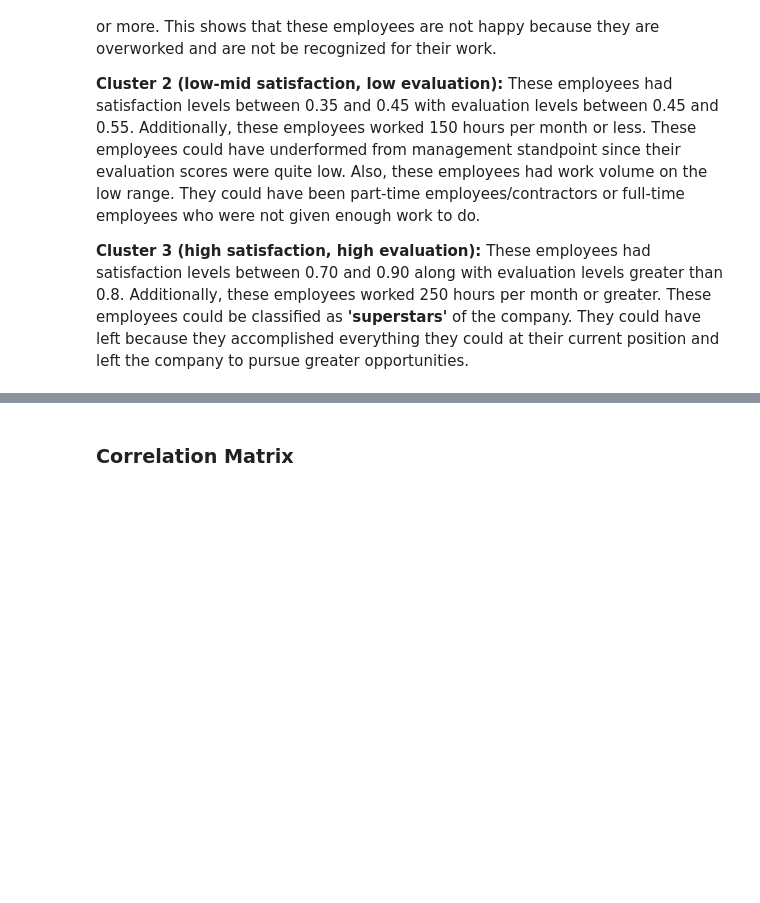
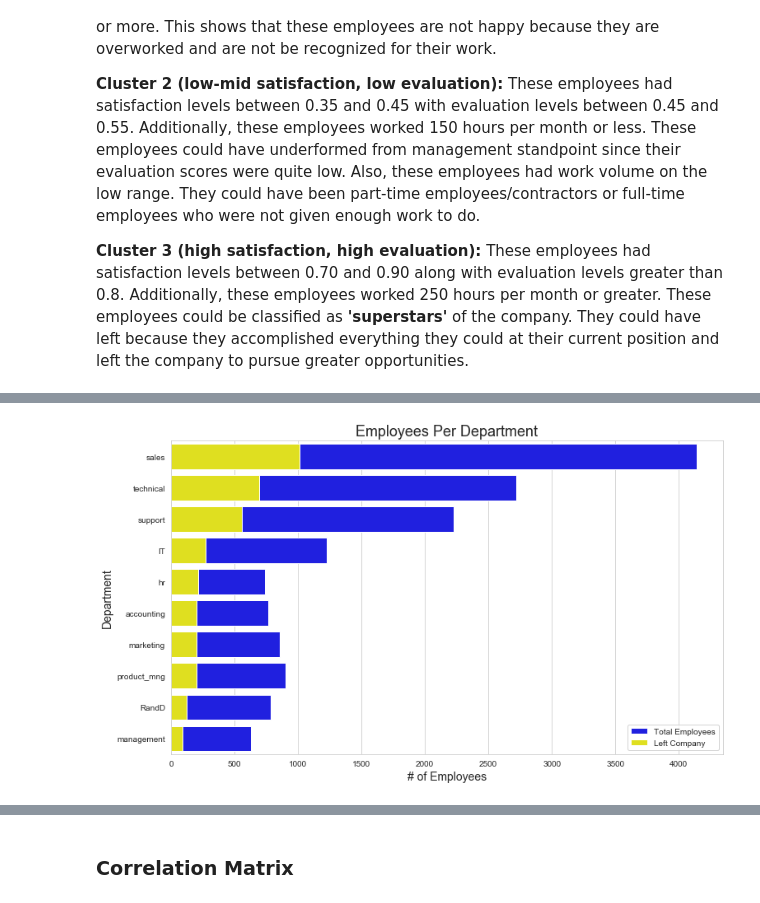
Before and after one commit to uclajsam/Predicting_Employee_Churn, a Jupyter notebook: HR_Analytics.ipynb, the cells around one changed output, grey strips where cells are left out. Cells and saved outputs as stored; diff of their text form; code cells hidden in the pictures; blank space fills up the shorter version.

```diff
--- a/HR_Analytics.ipynb
+++ b/HR_Analytics.ipynb
@@ -195,0 +199,17 @@ From these plots, there are three distinct clusters:
+# %%
+# Turnover counts for each department
+stay_df = df[df['turnover'] == 0]
+left_df = df[df['turnover'] == 1]
+
+stay_df = pd.DataFrame(stay_df['department'].value_counts()).reset_index()
+left_df = pd.DataFrame(left_df['department'].value_counts()).reset_index()
+
+turnover_df = pd.merge(left_df, stay_df, how = 'inner', on = 'index')
+turnover_df.rename({'index' : 'department',
+                   'department_x' : 'left_company',
+                   'department_y' : 'with_company'}, axis = 1, inplace = True)
+
+turnover_df['total_employees'] = turnover_df['left_company'] + turnover_df['with_company']
+turnover_df['percent_turnover'] = round(100 * (turnover_df['left_company'] / turnover_df['total_employees']), 2)
+
+turnover_df
@@ -195,0 +228,13 @@ From these plots, there are three distinct clusters:
+# %%
+# Department Turnover Barplot
+sns.set_style('whitegrid')
+fig, ax = plt.subplots(figsize = (12, 7))
+sns.barplot(x = 'total_employees', y = 'department', data = turnover_df, label = 'Total Employees', color = 'blue')
+sns.barplot(x = 'left_company', y = 'department', data = turnover_df, label = 'Left Company', color = 'yellow')
+plt.xlabel('# of Employees', fontsize = 14)
+plt.ylabel('Department', fontsize = 14)
+plt.title('Employees Per Department', fontsize = 18)
+ax.legend(loc = "lower right", frameon = True)
+plt.show()
+# %% [output]
+[figure, added]
```
Also changed, not shown: parts of 56 cells of this notebook.
